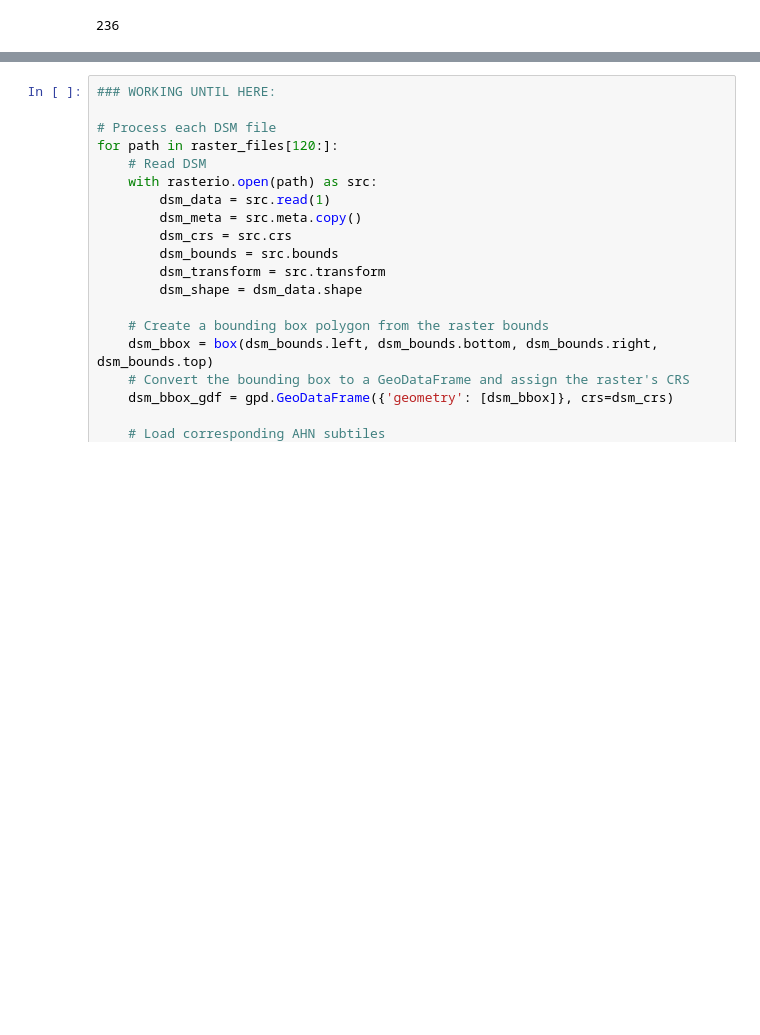
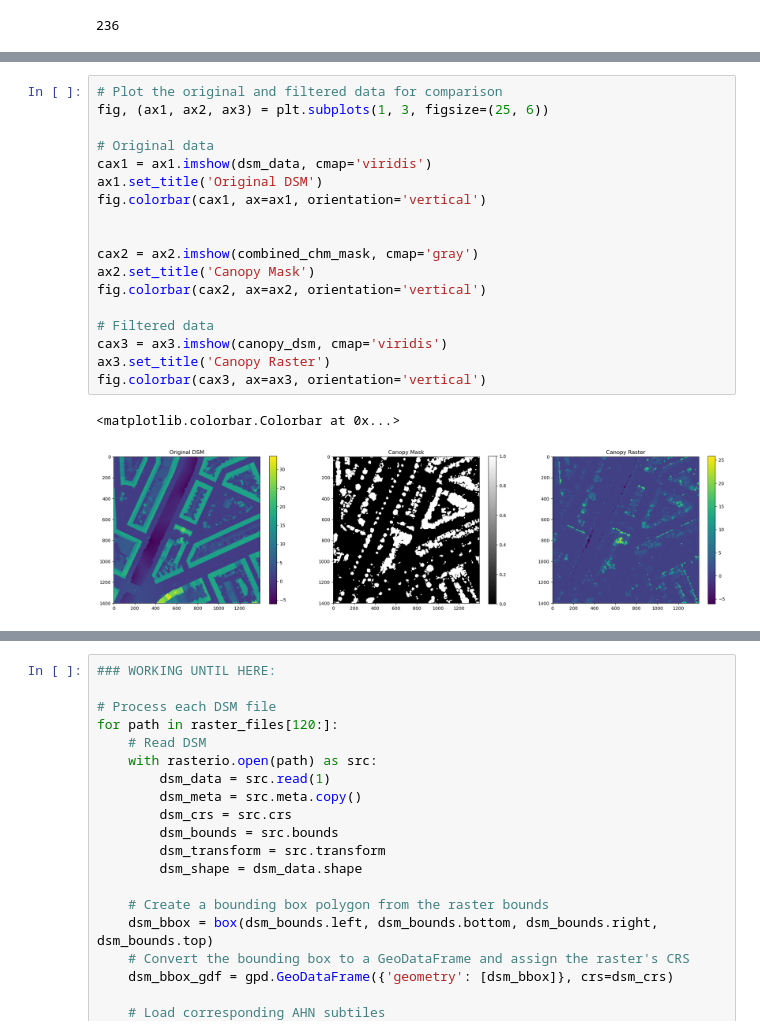
Before and after one commit to lukasbeuster/throwing_shade, a Jupyter notebook: code/process_area.ipynb, the cells around one changed output, grey strips where cells are left out. Drawn from its saved outputs; the diff is of its cells as text; blank space fills up the shorter version.

```diff
--- a/code/process_area.ipynb
+++ b/code/process_area.ipynb
@@ -251,0 +517,21 @@ print(len(raster_files))
+# %%
+# Plot the original and filtered data for comparison
+fig, (ax1, ax2, ax3) = plt.subplots(1, 3, figsize=(25, 6))
+
+# Original data
+cax1 = ax1.imshow(dsm_data, cmap='viridis')
+ax1.set_title('Original DSM')
+fig.colorbar(cax1, ax=ax1, orientation='vertical')
+
+
+cax2 = ax2.imshow(combined_chm_mask, cmap='gray')
+ax2.set_title('Canopy Mask')
+fig.colorbar(cax2, ax=ax2, orientation='vertical')
+
+# Filtered data
+cax3 = ax3.imshow(canopy_dsm, cmap='viridis')
+ax3.set_title('Canopy Raster')
+fig.colorbar(cax3, ax=ax3, orientation='vertical')
+# %% [output]
+<matplotlib.colorbar.Colorbar at 0x...>
+[figure, added]
```
Also changed, not shown: parts of 18 cells of this notebook, 2 other files.
